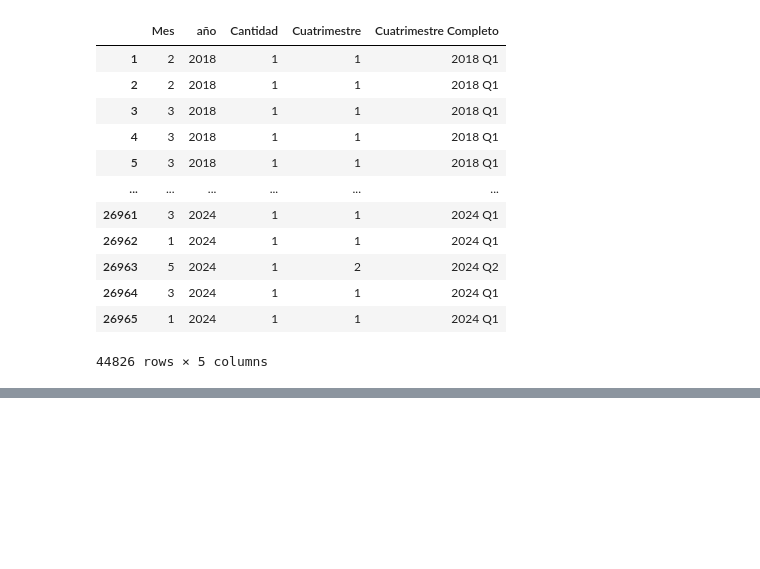
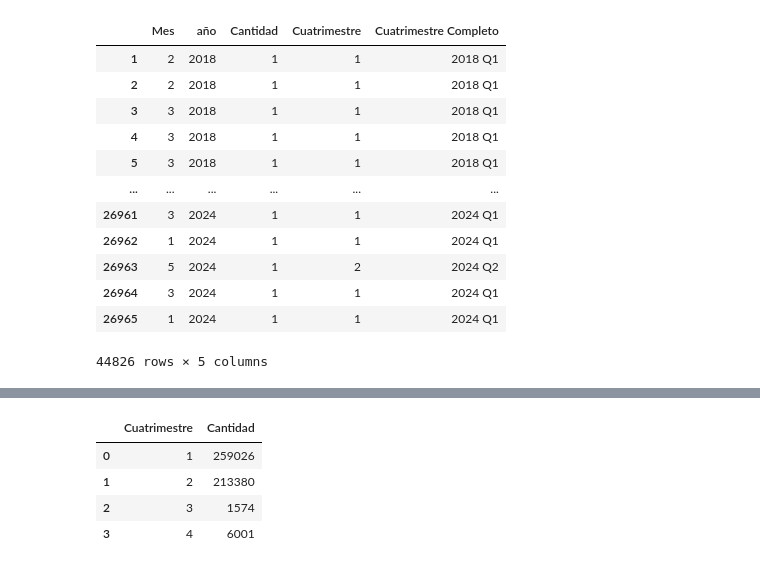
Before and after one commit to Valnir17/Dengue-y-Zika-Argentina, a Jupyter notebook: Manipulación de Tablas.ipynb, the cells around one changed output, grey strips where cells are left out. Saved outputs shown, nothing was run; the diff lists cells and outputs as text; code cells hidden in the pictures; blank space fills up the shorter version.

```diff
--- a/Manipulación de Tablas.ipynb
+++ b/Manipulación de Tablas.ipynb
@@ -615,0 +628,8 @@ int64
+# %%
+cuatrimestre_sumatorias2
+# %% [output]
+|  | Cuatrimestre | Cantidad |
+| 0 | 1 | 259026 |
+| 1 | 2 | 213380 |
+| 2 | 3 | 1574 |
+| 3 | 4 | 6001 |
```
Also changed, not shown: parts of 10 cells of this notebook, 1 other file.
